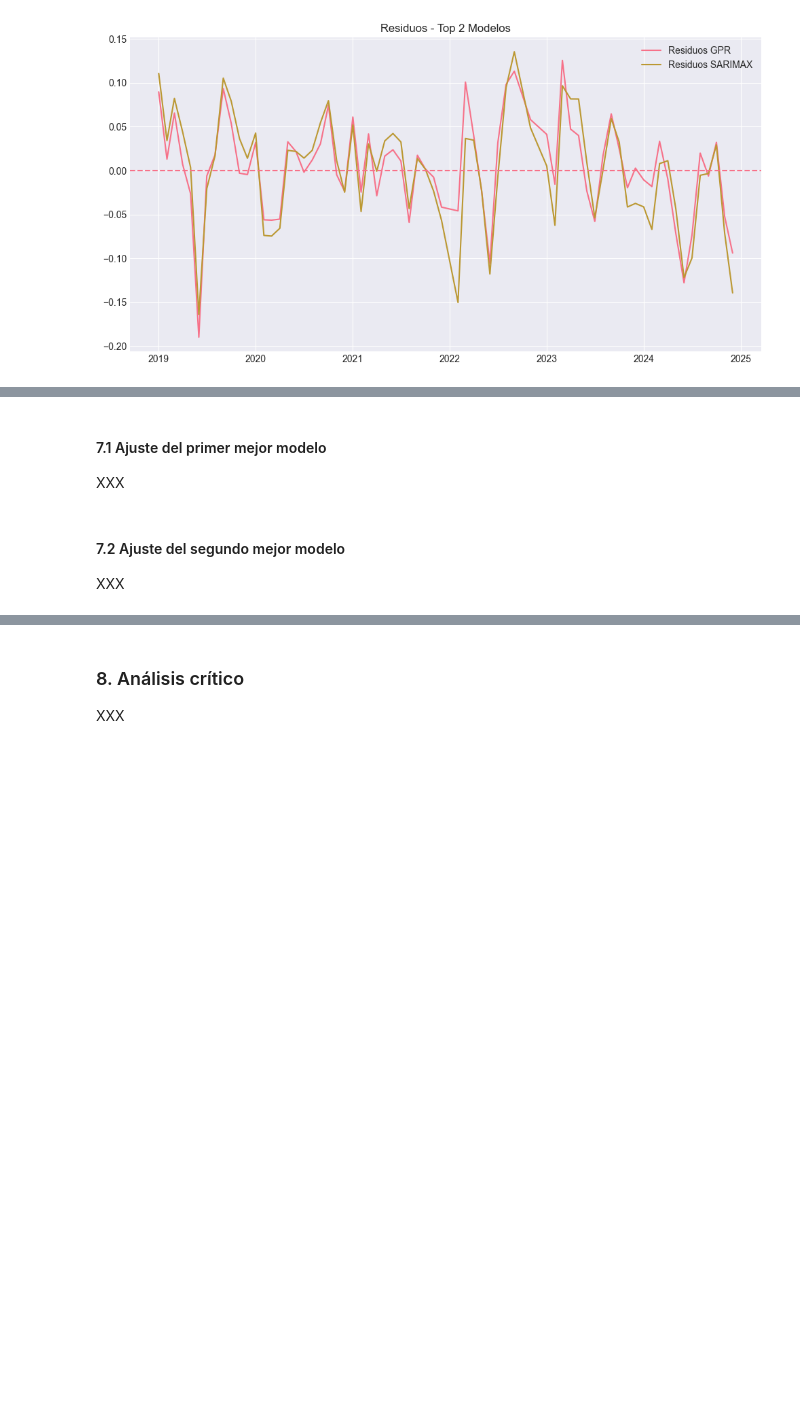
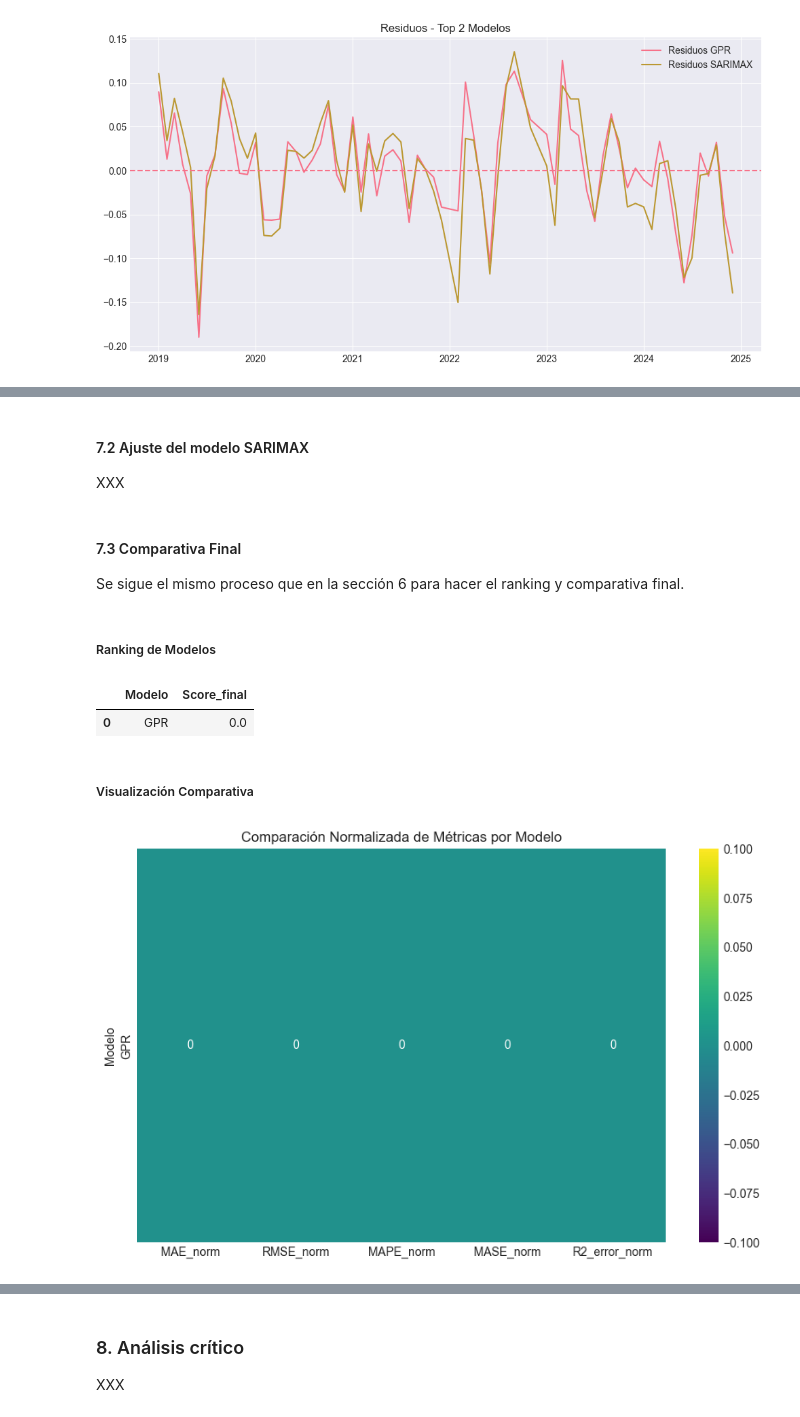
Before and after one commit to juan-pablo-lopez/tc5035-ene26-equipo29, a Jupyter notebook: Avance4.Equipo29.ipynb, the cells around one changed output, grey strips where cells are left out. Cells and saved outputs as stored; diff of their text form; code cells hidden in the pictures; blank space fills up the shorter version.

Commit message:
GPR refinado, Comparativa Top-2

```diff
--- a/Avance4.Equipo29.ipynb
+++ b/Avance4.Equipo29.ipynb
@@ -1682,4 +1797,4 @@ XXX
 # %% [markdown]
-#### 7.1 Ajuste del primer mejor modelo
+#### 7.2 Ajuste del modelo SARIMAX
 
 XXX
@@ -1688,4 +1800,0 @@ XXX
-# %% [markdown]
-#### 7.2 Ajuste del segundo mejor modelo
-
-XXX
@@ -1693,0 +1803,58 @@ XXX
+# %% [markdown]
+#### 7.3 Comparativa Final
+
+Se sigue el mismo proceso que en la sección 6 para hacer el ranking y comparativa final.
+# %% [markdown]
+##### Ranking de Modelos
+# %%
+# Convertir a DataFrame
+df_metricas_top2 = pd.DataFrame(resultados_modelos_top2)
+
+# Copia para trabajar
+df_rank_top2 = df_metricas_top2.copy()
+
+# 1. Convertir R² a error (para que todas se minimicen)
+df_rank_top2['R2_error'] = 1 - df_rank_top2['R²']
+
+# Eliminar R² original del ranking
+df_rank_top2 = df_rank_top2.drop(columns=['R²'])
+
+# Métricas a usar
+metricas_top2 = ['MAE', 'RMSE', 'MAPE', 'MASE', 'R2_error']
+
+# 2. Normalización min-max
+for m in metricas_top2:
+    min_m = df_rank_top2[m].min()
+    max_m = df_rank_top2[m].max()
+
+    if max_m - min_m == 0:
+        df_rank_top2[m + '_norm'] = 0
+    else:
+        df_rank_top2[m + '_norm'] = (df_rank_top2[m] - min_m) / (max_m - min_m)
+
+# 3. Score global promedio
+norm_cols_top2 = [m + '_norm' for m in metricas_top2]
+df_rank_top2['Score_final'] = df_rank_top2[norm_cols_top2].mean(axis=1)
+
+# 4. Ordenar ranking
+df_rank_top2 = df_rank_top2.sort_values('Score_final')
+
+# Mostrar ranking final
+ranking_final_top2 = df_rank_top2[['Modelo', 'Score_final']].reset_index(drop=True)
+
+ranking_final_top2
+# %% [output]
+|  | Modelo | Score_final |
+| 0 | GPR | 0.0 |
+# %% [markdown]
+##### Visualización Comparativa
+# %%
+# Seleccionar columnas normalizadas
+heatmap_data_top2 = df_rank_top2.set_index('Modelo')[norm_cols_top2]
+
+plt.figure(figsize=(10,6))
+sns.heatmap(heatmap_data_top2, annot=True, cmap="viridis")
+plt.title("Comparación Normalizada de Métricas por Modelo")
+plt.show()
+# %% [output]
+[figure, added]
```
Also changed, not shown: parts of 32 cells of this notebook.
